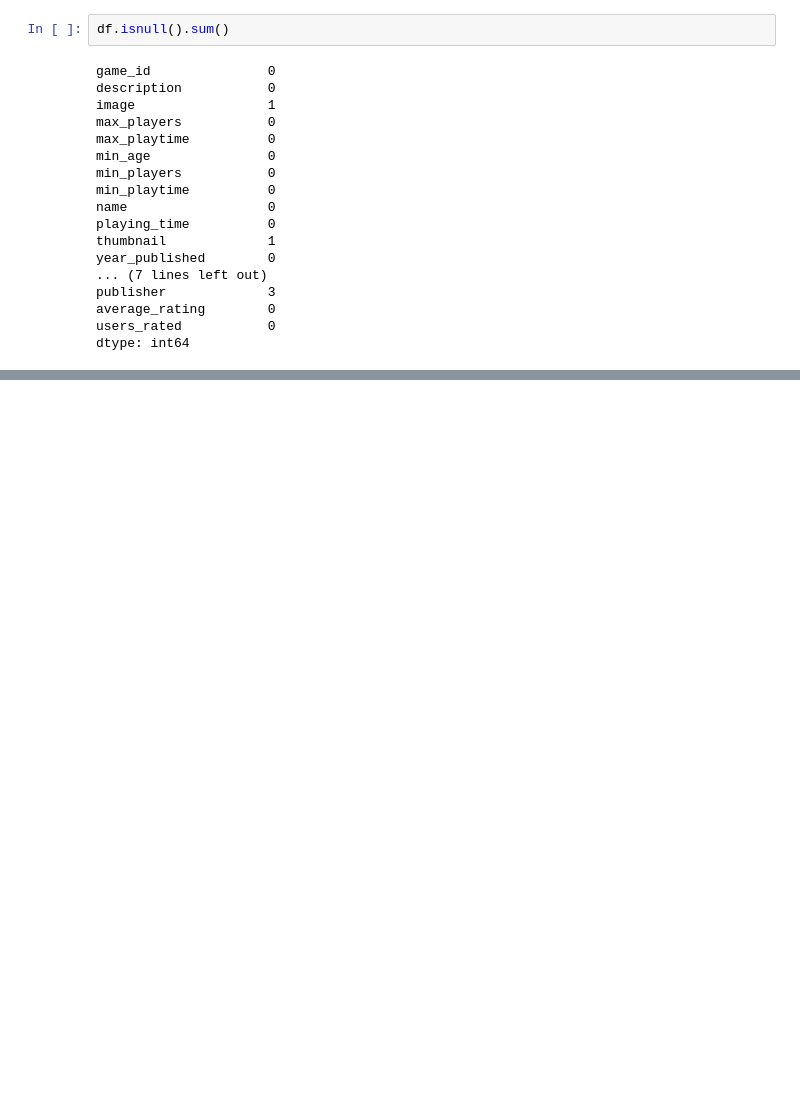
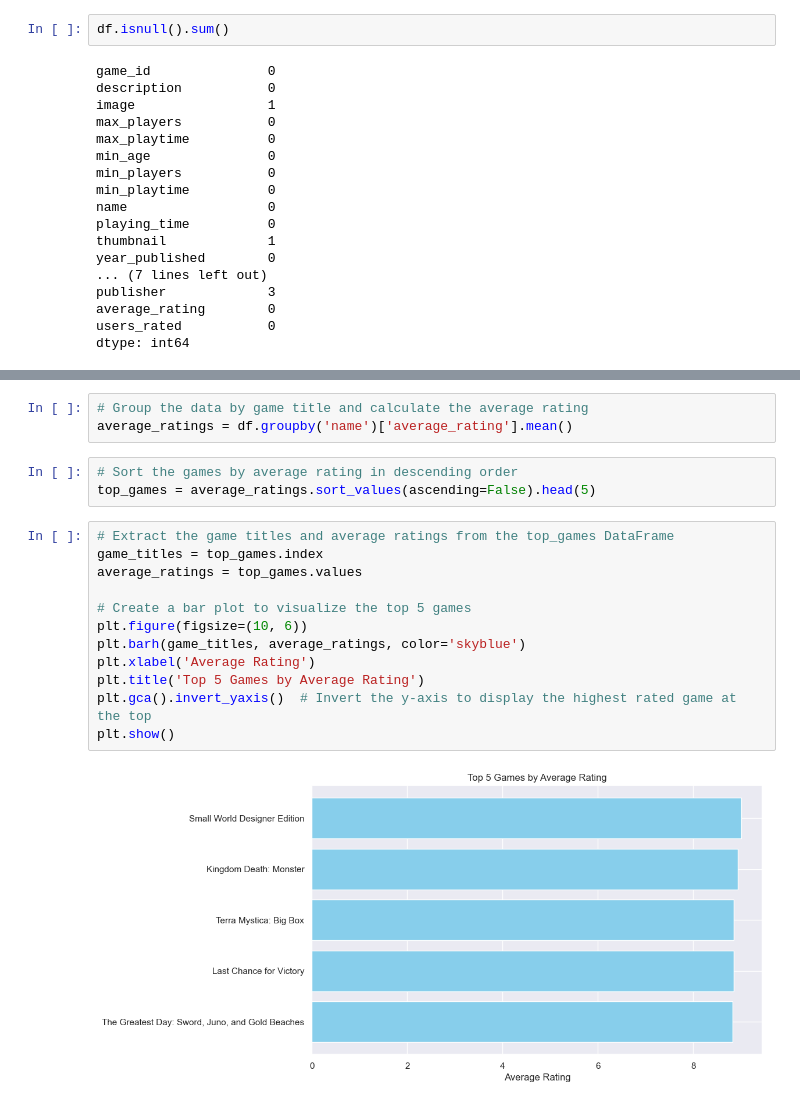
Before and after one commit to laisameno16/Data-Visualisation-Techniques, a Jupyter notebook: LaisAmeno_DVisHDip_CA1.ipynb, the cells around one changed output, grey strips where cells are left out. Drawn from its saved outputs; the diff is of its cells as text; blank space fills up the shorter version.

```diff
--- a/LaisAmeno_DVisHDip_CA1.ipynb
+++ b/LaisAmeno_DVisHDip_CA1.ipynb
@@ -105,0 +104,20 @@ sns.catplot('average_rating',data= df, kind= 'count', color='purple', aspect= 1.
+# %%
+# Group the data by game title and calculate the average rating
+average_ratings = df.groupby('name')['average_rating'].mean()
+# %%
+# Sort the games by average rating in descending order
+top_games = average_ratings.sort_values(ascending=False).head(5)
+# %%
+# Extract the game titles and average ratings from the top_games DataFrame
+game_titles = top_games.index
+average_ratings = top_games.values
+
+# Create a bar plot to visualize the top 5 games
+plt.figure(figsize=(10, 6))
+plt.barh(game_titles, average_ratings, color='skyblue')
+plt.xlabel('Average Rating')
+plt.title('Top 5 Games by Average Rating')
+plt.gca().invert_yaxis()  # Invert the y-axis to display the highest rated game at the top
+plt.show()
+# %% [output]
+[figure, added]
```
Also changed, not shown: parts of 6 cells of this notebook.
